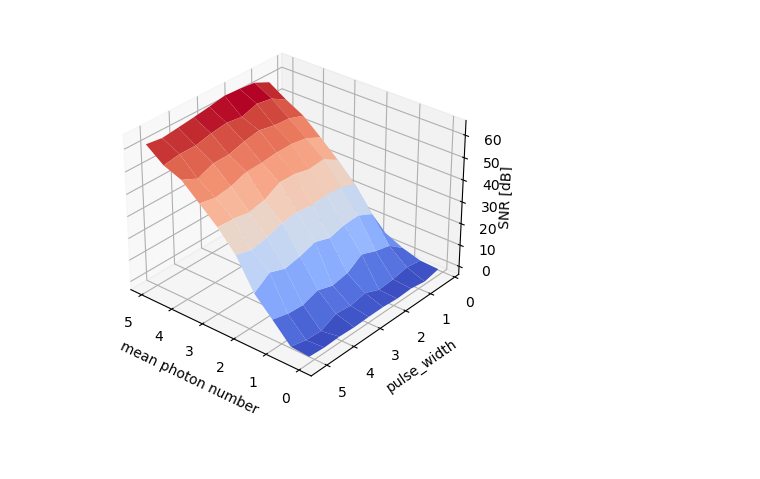
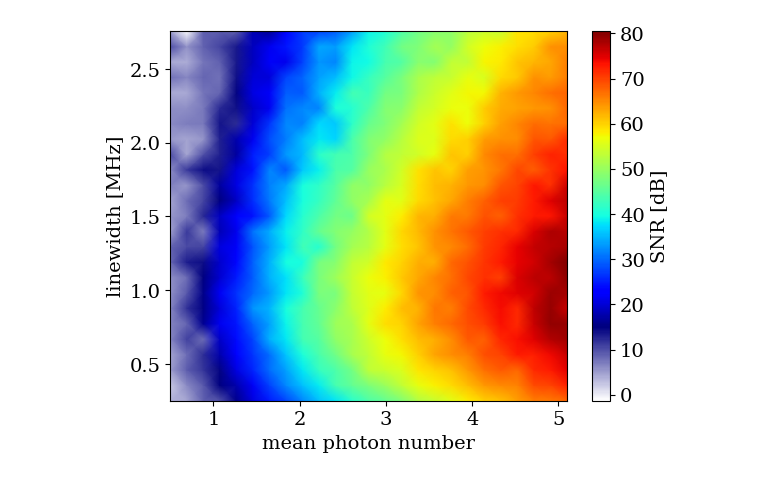
Before and after one commit to QuantumAdventures/single-photons, a Jupyter notebook: notebooks/5. SNR calculation and parameter space scanning.ipynb, the cells around one changed output. Cells and saved outputs as stored; diff of their text form; code cells hidden in the pictures; blank space fills up the shorter version.

Commit message:
Update 5. SNR calculation and parameter space scanning.ipynb
implemented 2D scanning and color plotting of mean photon number and linewidth

```diff
--- a/notebooks/5. SNR calculation and parameter space scanning.ipynb
+++ b/notebooks/5. SNR calculation and parameter space scanning.ipynb
@@ -43,10 +42,10 @@ def compute_optical_input(alpha_in, env, delta_t, N):
 
 def create_pulse(photon_number, pulse_multiplicity, period, delta_t, length,linewidth):
     pulse_amplitude = photon_number**2/pulse_multiplicity
-    start_ref = 200*period/delta_t
+    start_ref = 175*period/delta_t
     centers = []
     for i in range(pulse_multiplicity):
-        centers.append(start_ref + (i+1)/pulse_multiplicity * int(t.shape[0]/2))
+        centers.append(start_ref)
     round_trip_time = 2*length/ct.c
     trips = 1/(2*np.pi*round_trip_time*linewidth)
     pulse_width = trips*round_trip_time/delta_t
@@ -71,15 +70,15 @@ def compute_phonons(estimations, cov_matrix, centers, pulse_width, step=100):
         second_moments = sampled_cov_matrix[i]+np.power(averaged,2)
         phonons[i-1] = np.trace(second_moments)/4-0.5
     for pulse_center in centers:
-        low_crop = int((pulse_center - max([100*pulse_width,period]))/(step*control_step))
-        high_crop = int((pulse_center + max([100*pulse_width,period]))/(step*control_step))
+        low_crop = int((pulse_center - max([120*pulse_width,period/delta_t]))/(step*control_step))
+        high_crop = int((pulse_center + max([120*pulse_width,period]))/(step*control_step))
         crop_phonons = phonons[low_crop:high_crop]
         size = crop_phonons.shape[0]
-        start_ref = int(200*period/(delta_t*step*control_step))
+        start_ref = int(0*period/(delta_t*step*control_step))
         reference = phonons[start_ref:size + start_ref]
         SNR = SNR + np.sqrt(np.mean(np.square(crop_phonons)))/np.sqrt(np.mean(np.square(reference)))
 
-    '''
+    ''' Plotting section for debugging purposes
     plt.plot(1e3*t[::control_step][::step][start_ref:phonons.shape[0]],phonons[start_ref:])
     plt.ylabel('Phonons')
     plt.xlabel('Time [ms]')
@@ -239,5 +233,5 @@ for width in widths:
 # %%
-plt.rcParams["font.family"] = "Times New Roman"
+plt.rcParams["font.family"] = "Serif"
 plt.rcParams["font.size"] = 14
 '''
 plt.scatter(numbers,10*np.log(SNR),alpha = 0.4)
@@ -265,49 +257,33 @@ ValueError: `ydata` must not be empty!
 # %%
-from matplotlib import cm
-fig, ax = plt.subplots(subplot_kw={"projection": "3d"})
-X,Y = np.meshgrid(numbers,widths)
+upper = cm.jet(np.arange(256))
+lower = np.ones((int(256/4),4))
+for i in range(3):
+    lower[:,i] = np.linspace(1, upper[0,i], lower.shape[0])
+cmap = np.vstack(( lower, upper ))
+cmap = colors.ListedColormap(cmap, name='myColorMap', N=cmap.shape[0])
+
+Y = linewidths*omega*1e-6
+X,Y = np.meshgrid(numbers,Y)
 Z = 10*np.log(np.array(SNR))
-surf = ax.plot_surface(X,Y,Z,cmap = cm.coolwarm,linewidth = 1)
-ax.view_init(30,130)
-ax.set_xlabel('mean photon number')
-ax.set_ylabel('pulse_width')
-ax.set_zlabel('SNR [dB]')
-ax.zaxis.labelpad=-2.5
+plt.pcolormesh(X,Y,Z,shading = 'gouraud',cmap = cmap)
+plt.colorbar(label = 'SNR [dB]')
+plt.xlabel('mean photon number')
+plt.ylabel('linewidth [MHz]')
+#np.savetxt('SNR_backup.txt', Z, fmt='%d')
 
 plt.figure()
-fig, ax = plt.subplots(subplot_kw={"projection": "3d"})
-X,Y = np.meshgrid(numbers,widths)
-Z = 1e3*np.array(rising)
-surf = ax.plot_surface(X,Y,Z,cmap = cm.coolwarm,linewidth = 1)
-ax.view_init(20,100)
-ax.set_xlabel('mean photon number')
-ax.set_ylabel('pulse_width')
-ax.set_zlabel('rising time [ms]')
-ax.zaxis.labelpad=3
+Z = np.log(np.array(rising)*1e6)
+plt.pcolormesh(X,Y,Z,shading = 'gouraud',cmap = cmap)
+plt.colorbar(label = 'Log rising time (/$\mu$s)')
+plt.xlabel('mean photon number')
+plt.ylabel('linewidth [MHz]')
+#np.savetxt('rising_backup.txt', Z, fmt='%d')
 
 plt.figure()
-fig, ax = plt.subplots(subplot_kw={"projection": "3d"})
-X,Y = np.meshgrid(numbers,widths)
-Z = 1e3*np.array(acommodation)
-surf = ax.plot_surface(X,Y,Z,cmap = cm.coolwarm,linewidth = 1)
-ax.view_init(20,100)
-ax.set_xlabel('mean photon number')
-ax.set_ylabel('pulse_width')
-ax.set_zlabel('acommodation time [ms]')
-ax.zaxis.labelpad=3
-'''
-plt.imshow([numbers,widths,SNR],interpolation='none',cmap=plt.cm.jet,origin='lower')
-plt.colorbar()
-plt.title('SNR')
-plt.xlabel('mean number')
-plt.ylabel('width')
-plt.figure()
-plt.imshow(acommodation,interpolation='none',cmap=plt.cm.jet,origin='lower')
-plt.colorbar()
-plt.title('Acommodation times')
-plt.figure()
-plt.imshow(rising,interpolation='none',cmap=plt.cm.jet,origin='lower')
-plt.colorbar()
-plt.title('Rising times')'''
-''
+Z = np.log(np.array(acommodation)*1e6)
+plt.pcolormesh(X,Y,Z,shading = 'gouraud',cmap = cmap)
+plt.colorbar(label = 'Log acommodation time (/$\mu$s)')
+plt.xlabel('mean photon number')
+plt.ylabel('linewidth [MHz]')
+#np.savetxt('acommodation_backup.txt', Z, fmt='%d')
 # %% [output]
@@ -315 +291 @@ plt.title('Rising times')'''
-[figure, old version]
+[figure, new version]
```
Also changed, not shown: parts of 8 cells of this notebook.
